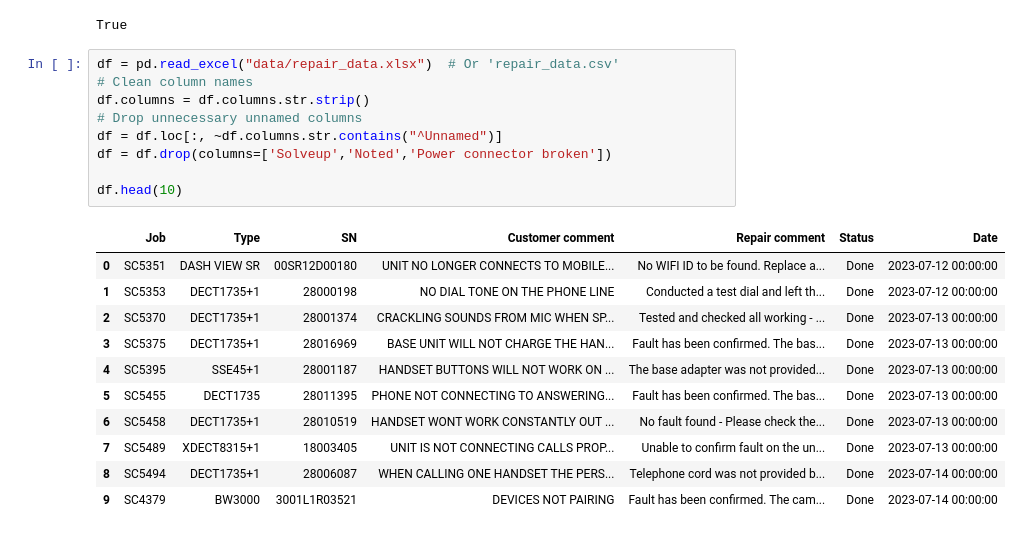
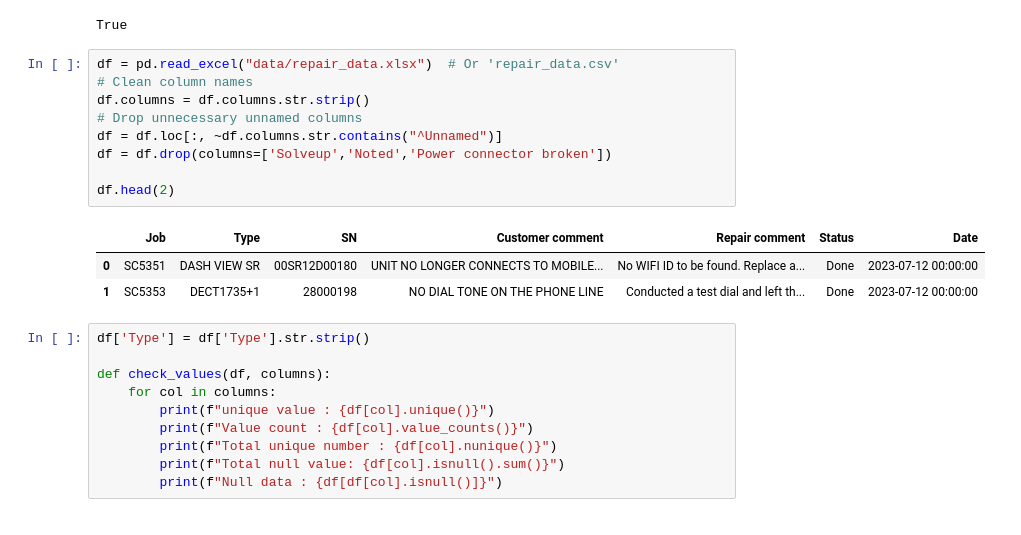
Before and after one commit to sumitra0420/repaired-jobs-analysis, a Jupyter notebook: data-exploration.ipynb, the cells around one changed output. Cells and saved outputs as stored; diff of their text form.

```diff
--- a/data-exploration.ipynb
+++ b/data-exploration.ipynb
@@ -25,21 +25,23 @@ True
 # %%
 df = pd.read_excel("data/repair_data.xlsx")  # Or 'repair_data.csv'
 # Clean column names
 df.columns = df.columns.str.strip()
 # Drop unnecessary unnamed columns
 df = df.loc[:, ~df.columns.str.contains("^Unnamed")]
 df = df.drop(columns=['Solveup','Noted','Power connector broken'])
 
-df.head(10)
+df.head(2)
 # %% [output]
 |  | Job | Type | SN | Customer comment | Repair comment | Status | Date |
 | 0 | SC5351 | DASH VIEW SR | 00SR12D00180 | UNIT NO LONGER CONNECTS TO MOBILE... | No WIFI ID to be found. Replace a... | Done | 2023-07-12 00:00:00 |
 | 1 | SC5353 | DECT1735+1 | 28000198 | NO DIAL TONE ON THE PHONE LINE | Conducted a test dial and left th... | Done | 2023-07-12 00:00:00 |
-| 2 | SC5370 | DECT1735+1 | 28001374 | CRACKLING SOUNDS FROM MIC WHEN SP... | Tested and checked all working - ... | Done | 2023-07-13 00:00:00 |
-| 3 | SC5375 | DECT1735+1 | 28016969 | BASE UNIT WILL NOT CHARGE THE HAN... | Fault has been confirmed. The bas... | Done | 2023-07-13 00:00:00 |
-| 4 | SC5395 | SSE45+1 | 28001187 | HANDSET BUTTONS WILL NOT WORK ON ... | The base adapter was not provided... | Done | 2023-07-13 00:00:00 |
-| 5 | SC5455 | DECT1735 | 28011395 | PHONE NOT CONNECTING TO ANSWERING... | Fault has been confirmed. The bas... | Done | 2023-07-13 00:00:00 |
-| 6 | SC5458 | DECT1735+1 | 28010519 | HANDSET WONT WORK CONSTANTLY OUT ... | No fault found - Please check the... | Done | 2023-07-13 00:00:00 |
-| 7 | SC5489 | XDECT8315+1 | 18003405 | UNIT IS NOT CONNECTING CALLS PROP... | Unable to confirm fault on the un... | Done | 2023-07-13 00:00:00 |
-| 8 | SC5494 | DECT1735+1 | 28006087 | WHEN CALLING ONE HANDSET THE PERS... | Telephone cord was not provided b... | Done | 2023-07-14 00:00:00 |
-| 9 | SC4379 | BW3000 | 3001L1R03521 | DEVICES NOT PAIRING | Fault has been confirmed. The cam... | Done | 2023-07-14 00:00:00 |
+# %%
+df['Type'] = df['Type'].str.strip()
+
+def check_values(df, columns):
+    for col in columns:
+        print(f"unique value : {df[col].unique()}")
+        print(f"Value count : {df[col].value_counts()}")
+        print(f"Total unique number : {df[col].nunique()}")
+        print(f"Total null value: {df[col].isnull().sum()}")
+        print(f"Null data : {df[df[col].isnull()]}")
```
Also changed, not shown: parts of 21 cells of this notebook, 1 other file.
